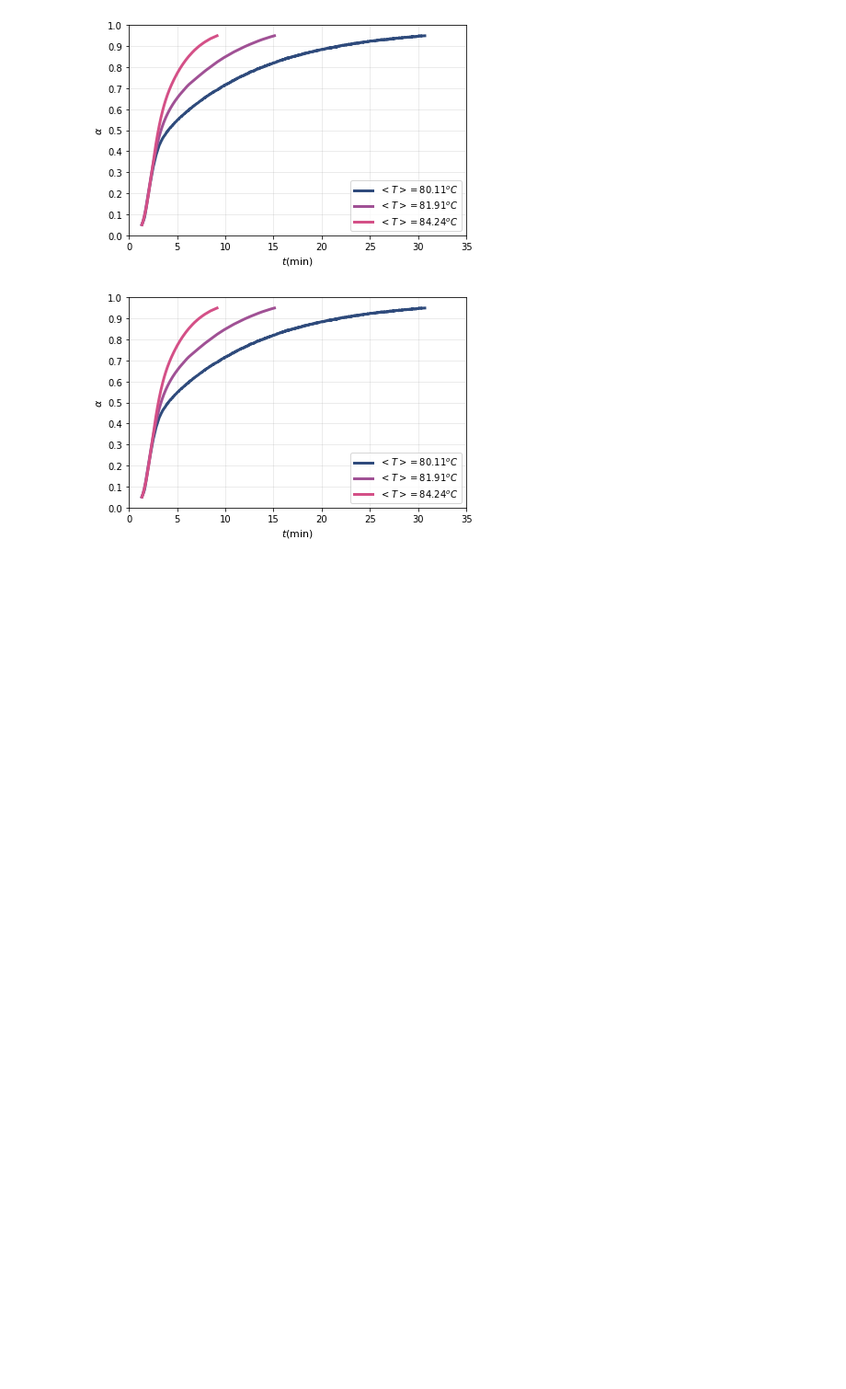
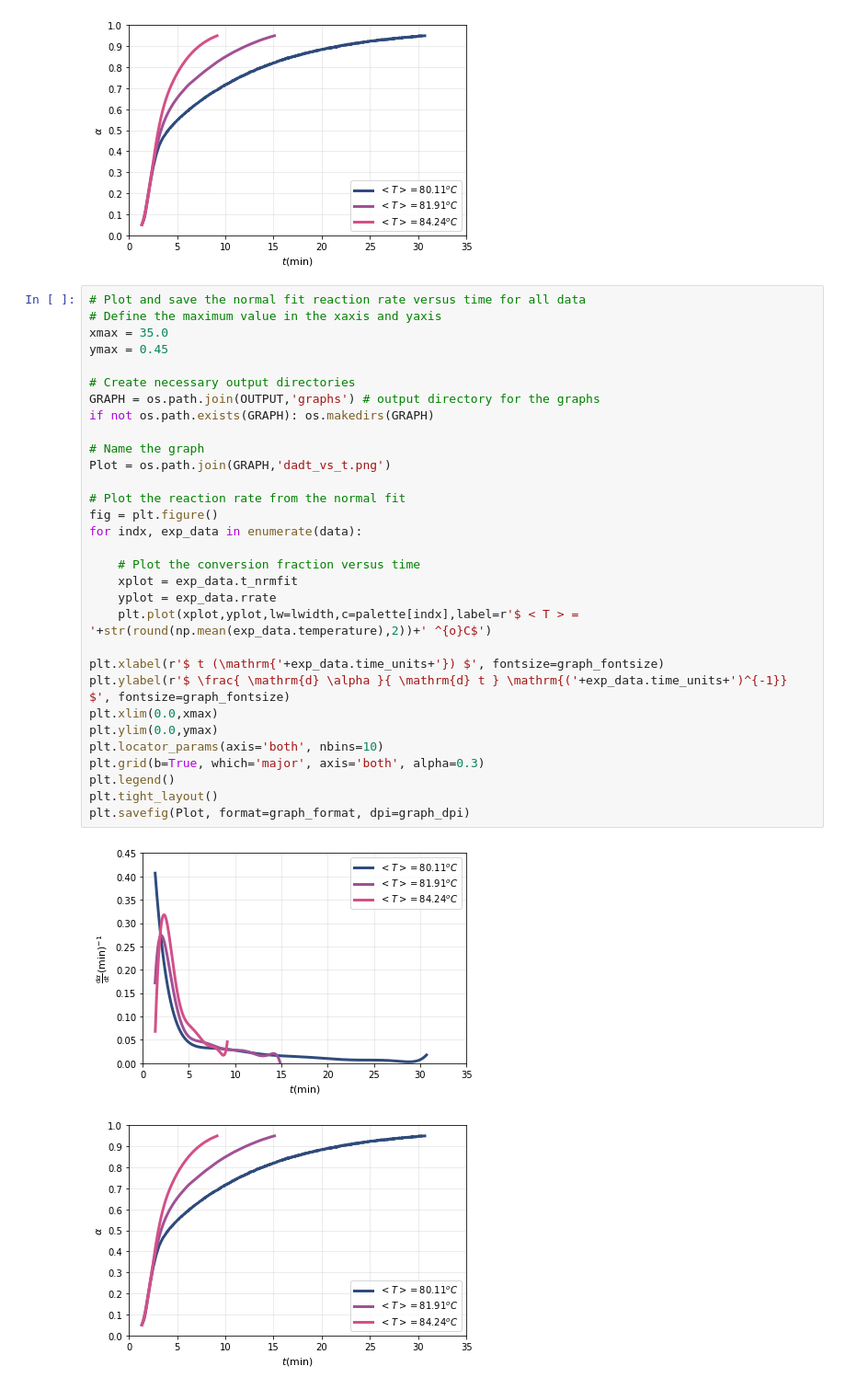
Before and after one commit to vasilogi/COMF, a Jupyter notebook: iso-analysis.ipynb, the cells around one changed output. Shown at 92% size. Saved outputs shown, nothing was run; the diff lists cells and outputs as text; blank space fills up the shorter version.

Commit message:
plot reaction rate vs time for all data

```diff
--- a/iso-analysis.ipynb
+++ b/iso-analysis.ipynb
@@ -301,6 +301,39 @@ plt.tight_layout()
 plt.savefig(Plot, format=graph_format, dpi=graph_dpi)
 # %% [output]
 [figure]
+# %%
+# Plot and save the normal fit reaction rate versus time for all data
+# Define the maximum value in the xaxis and yaxis
+xmax = 35.0
+ymax = 0.45
+
+# Create necessary output directories
+GRAPH = os.path.join(OUTPUT,'graphs') # output directory for the graphs
+if not os.path.exists(GRAPH): os.makedirs(GRAPH)
+
+# Name the graph
+Plot = os.path.join(GRAPH,'dadt_vs_t.png')
+
+# Plot the reaction rate from the normal fit
+fig = plt.figure()
+for indx, exp_data in enumerate(data):
+
+    # Plot the conversion fraction versus time
+    xplot = exp_data.t_nrmfit
+    yplot = exp_data.rrate
+    plt.plot(xplot,yplot,lw=lwidth,c=palette[indx],label=r'$ < T > = '+str(round(np.mean(exp_data.temperature),2))+' ^{o}C$')
+
+plt.xlabel(r'$ t (\mathrm{'+exp_data.time_units+'}) $', fontsize=graph_fontsize)
+plt.ylabel(r'$ \frac{ \mathrm{d} \alpha }{ \mathrm{d} t } \mathrm{('+exp_data.time_units+')^{-1}}  $', fontsize=graph_fontsize)
+plt.xlim(0.0,xmax)
+plt.ylim(0.0,ymax)
+plt.locator_params(axis='both', nbins=10)
+plt.grid(b=True, which='major', axis='both', alpha=0.3)
+plt.legend()
+plt.tight_layout()
+plt.savefig(Plot, format=graph_format, dpi=graph_dpi)
+# %% [output]
+[figure, added]
 # %%
 # %% [output]
 [figure]
```
Also changed, not shown: 1 other file.
